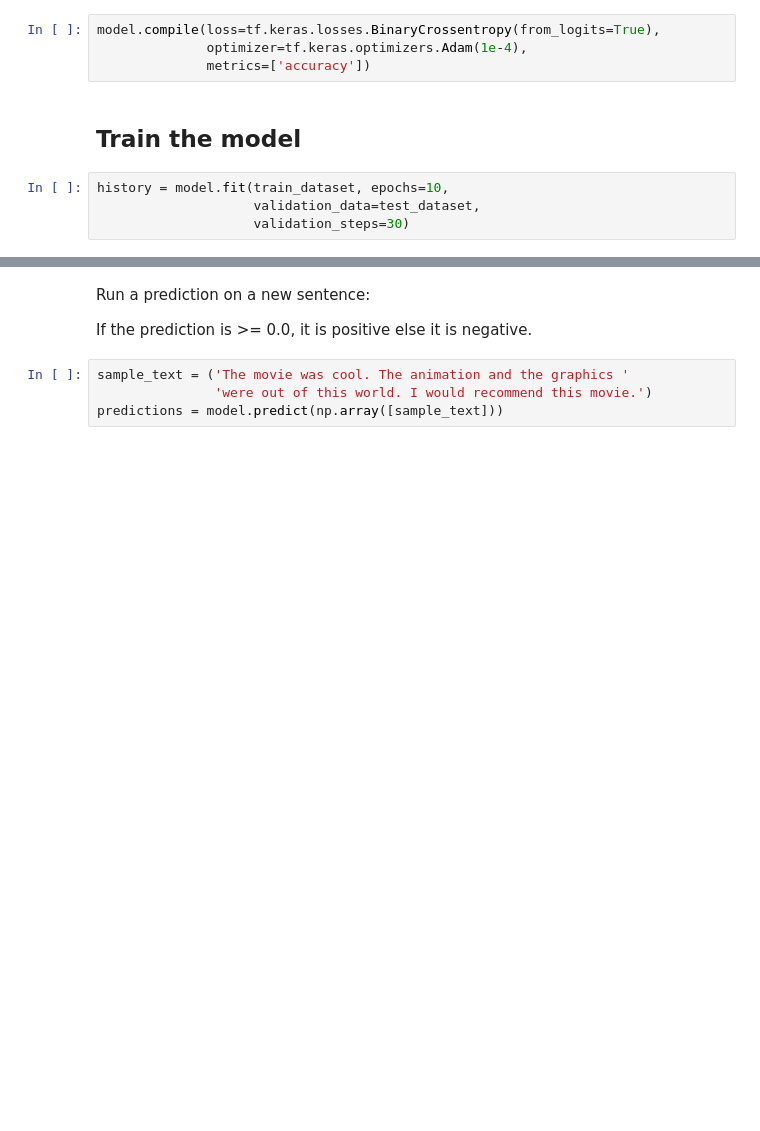
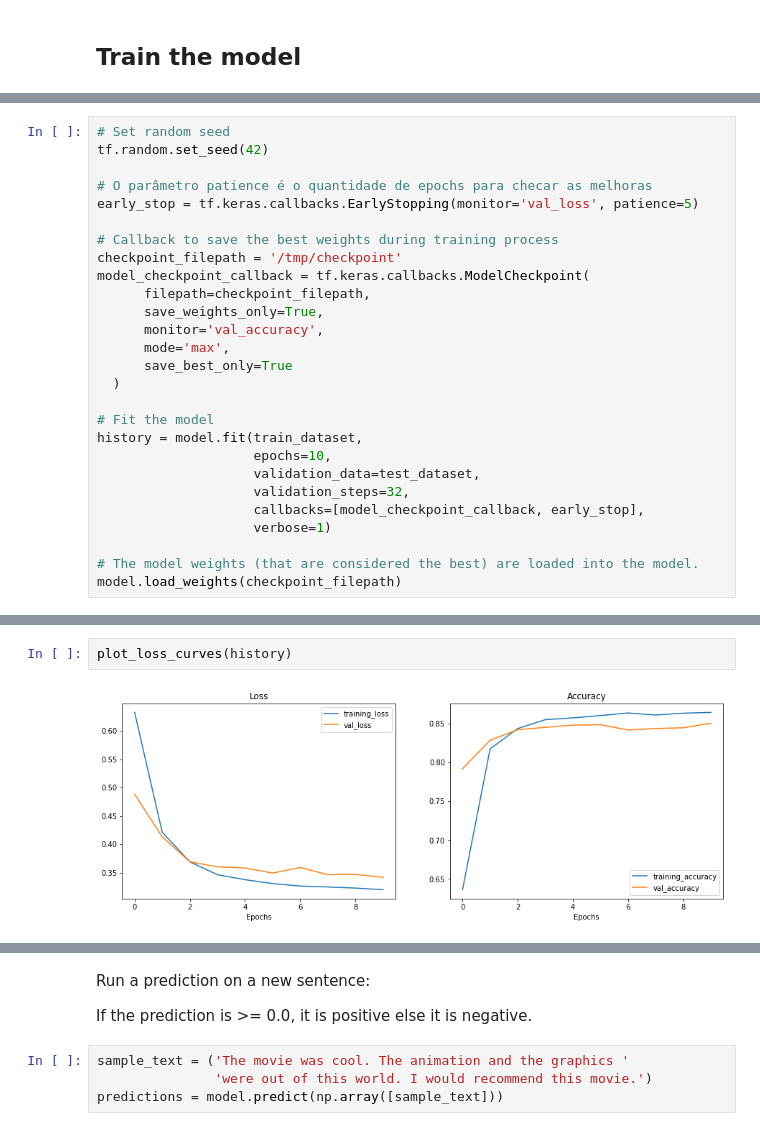
Before and after one commit to rrpronaldo/tensorflow_certificate, a Jupyter notebook: Notebooks/TensorFlow_-_08_NLP_Text_Classification_IMDB_RNN.ipynb, the cells around one changed output, grey strips where cells are left out. Saved outputs shown, nothing was run; the diff lists cells and outputs as text; blank space fills up the shorter version.

```diff
--- a/Notebooks/TensorFlow_-_08_NLP_Text_Classification_IMDB_RNN.ipynb
+++ b/Notebooks/TensorFlow_-_08_NLP_Text_Classification_IMDB_RNN.ipynb
@@ -209,10 +240,2 @@ Compile the Keras model to configure the training process:
-# %%
-model.compile(loss=tf.keras.losses.BinaryCrossentropy(from_logits=True),
-              optimizer=tf.keras.optimizers.Adam(1e-4),
-              metrics=['accuracy'])
 # %% [markdown]
 ## Train the model
-# %%
-history = model.fit(train_dataset, epochs=10,
-                    validation_data=test_dataset,
-                    validation_steps=30)
@@ -239,0 +242,27 @@ Epoch 10/10
+# %%
+# Set random seed
+tf.random.set_seed(42)
+
+# O parâmetro patience é o quantidade de epochs para checar as melhoras
+early_stop = tf.keras.callbacks.EarlyStopping(monitor='val_loss', patience=5)
+
+# Callback to save the best weights during training process
+checkpoint_filepath = '/tmp/checkpoint'
+model_checkpoint_callback = tf.keras.callbacks.ModelCheckpoint(
+      filepath=checkpoint_filepath,
+      save_weights_only=True,
+      monitor='val_accuracy',
+      mode='max',
+      save_best_only=True
+  )
+
+# Fit the model
+history = model.fit(train_dataset,
+                    epochs=10,
+                    validation_data=test_dataset,
+                    validation_steps=32,
+                    callbacks=[model_checkpoint_callback, early_stop],
+                    verbose=1)
+
+# The model weights (that are considered the best) are loaded into the model.
+model.load_weights(checkpoint_filepath)
@@ -240,3 +290,7 @@ Epoch 10/10
+# %%
+plot_loss_curves(history)
+# %% [output]
+[figure, added]
 # %%
 test_loss, test_acc = model.evaluate(test_dataset)
 
```
Also changed, not shown: parts of 32 cells of this notebook, 10 other files.
